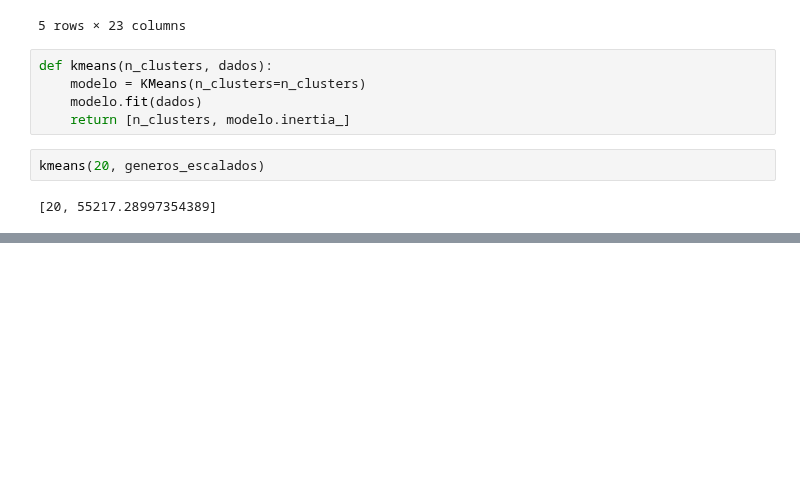
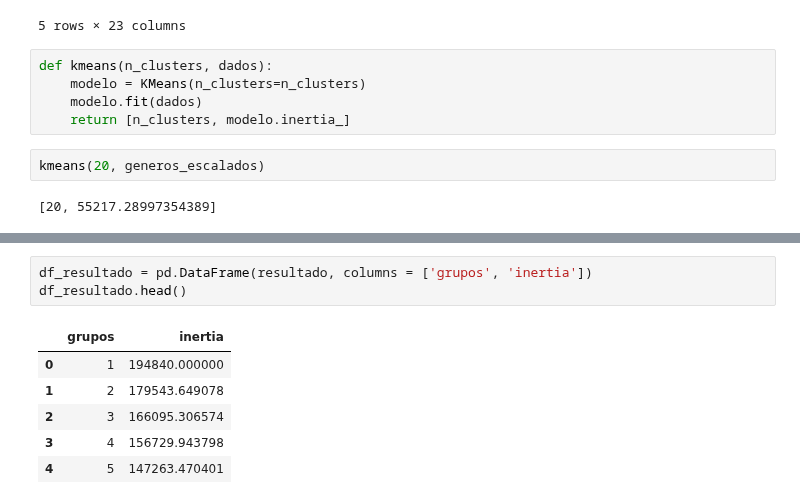
Before and after one commit to lsandrade/alura-ml, a Jupyter notebook: recomendacao filmes.ipynb, the cells around one changed output, grey strips where cells are left out. Saved outputs shown, nothing was run; the diff lists cells and outputs as text; blank space fills up the shorter version.

```diff
--- a/recomendacao filmes.ipynb
+++ b/recomendacao filmes.ipynb
@@ -203,0 +213,10 @@ kmeans(20, generos_escalados)
+# %%
+df_resultado = pd.DataFrame(resultado, columns = ['grupos', 'inertia'])
+df_resultado.head()
+# %% [output]
+|  | grupos | inertia |
+| 0 | 1 | 194840.000000 |
+| 1 | 2 | 179543.649078 |
+| 2 | 3 | 166095.306574 |
+| 3 | 4 | 156729.943798 |
+| 4 | 5 | 147263.470401 |
```
Also changed, not shown: parts of 6 cells of this notebook.
